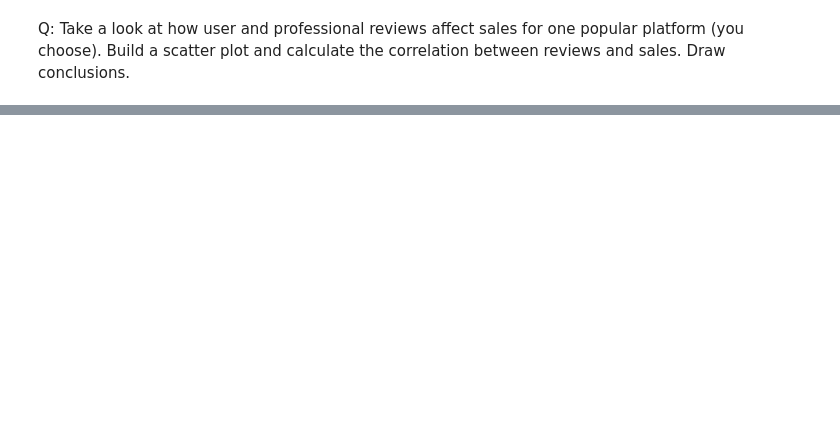
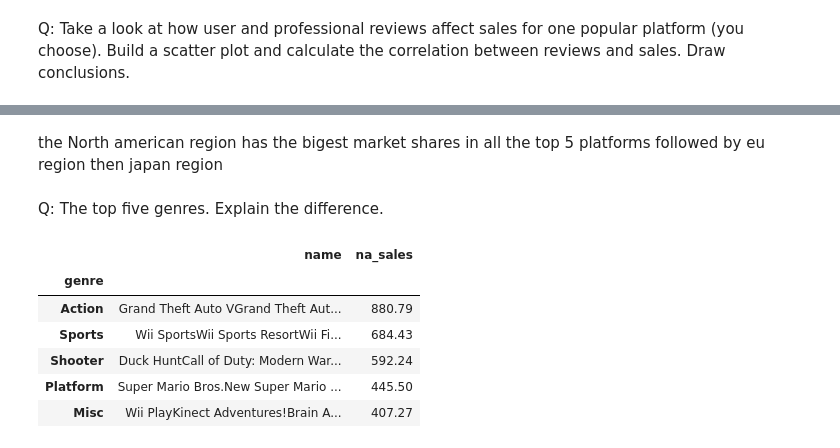
Before and after one commit to ouryj/gamesdataset, a Jupyter notebook: notebooks/EDA.ipynb, the cells around one changed output, grey strips where cells are left out. Drawn from its saved outputs; the diff is of its cells as text; code cells hidden in the pictures; blank space fills up the shorter version.

```diff
--- a/notebooks/EDA.ipynb
+++ b/notebooks/EDA.ipynb
@@ -239,0 +331,17 @@ Q: Take a look at how user and professional reviews affect sales for one popular
+# %% [markdown]
+the North american region has the bigest market shares in all the top 5 platforms followed by eu region then japan region
+# %% [markdown]
+Q: The top five genres. Explain the difference.
+# %%
+# top five genres in each region
+# Na_region
+na_genre_df = df[['name','genre','na_sales']].groupby('genre').sum().sort_values(by='na_sales',ascending=False).head(5)
+na_genre_df
+# %% [output]
+|  | name | na_sales |
+| genre |  |  |
+| Action | Grand Theft Auto VGrand Theft Aut... | 880.79 |
+| Sports | Wii SportsWii Sports ResortWii Fi... | 684.43 |
+| Shooter | Duck HuntCall of Duty: Modern War... | 592.24 |
+| Platform | Super Mario Bros.New Super Mario ... | 445.50 |
+| Misc | Wii PlayKinect Adventures!Brain A... | 407.27 |
```
Also changed, not shown: parts of 24 cells of this notebook.
